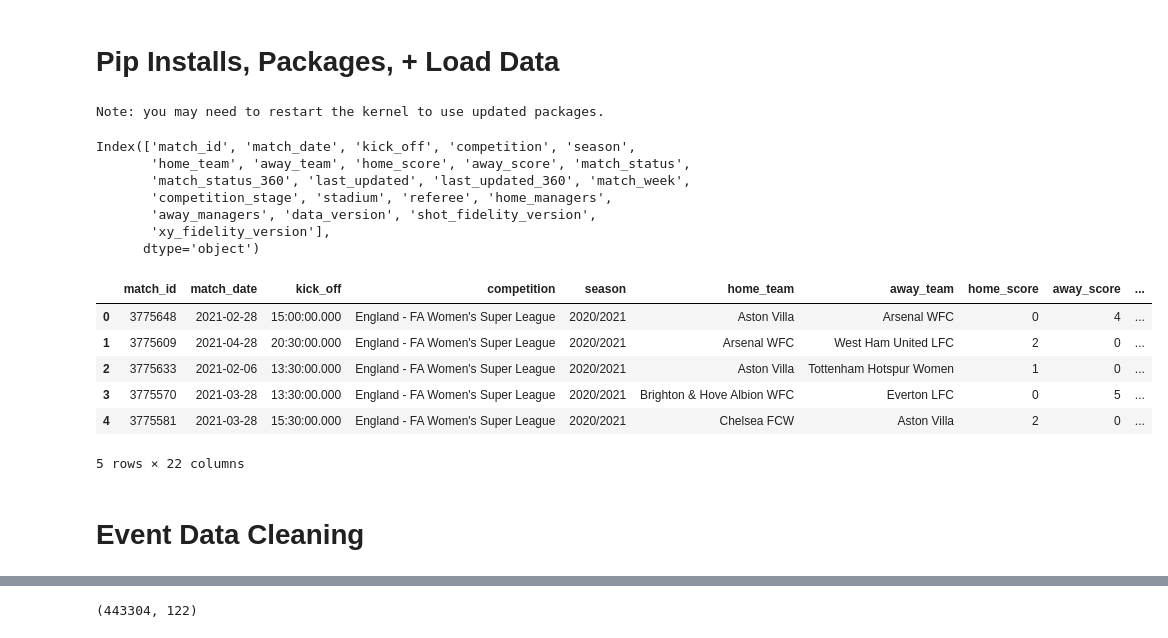
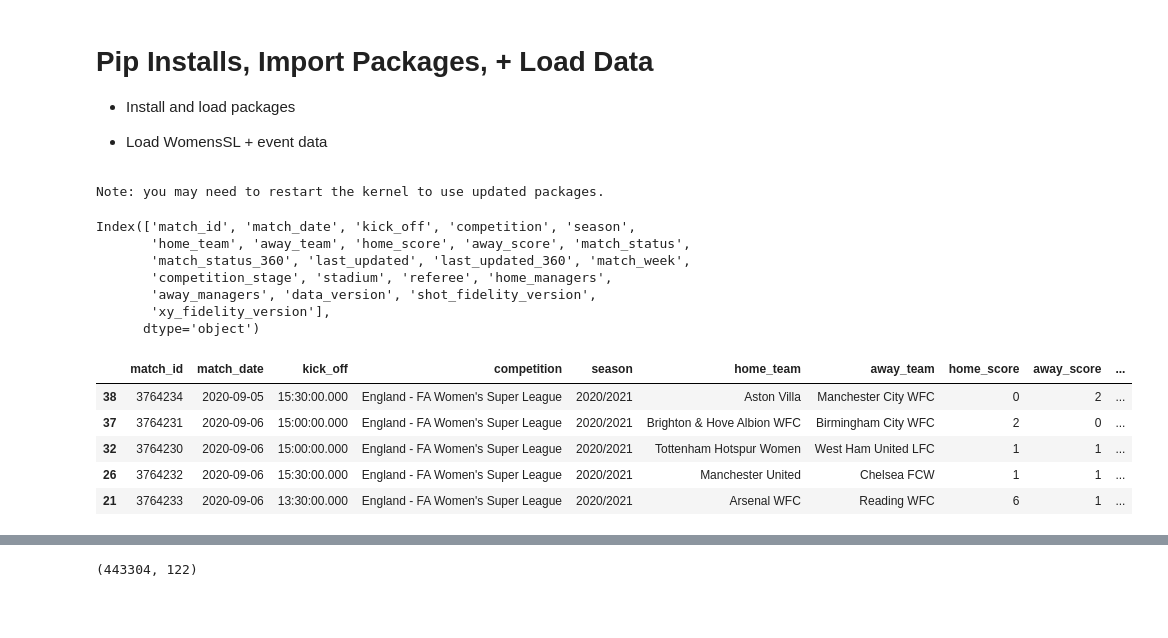
Before and after one commit to hwillif/Throw-in-Project, a Jupyter notebook: Throw-in Project - Jimenez.ipynb, the cells around one changed output, grey strips where cells are left out. Drawn from its saved outputs; the diff is of its cells as text; code cells hidden in the pictures; blank space fills up the shorter version.

```diff
--- a/Throw-in Project - Jimenez.ipynb
+++ b/Throw-in Project - Jimenez.ipynb
@@ -1,5 +1,9 @@
 # %% [markdown]
-# Pip Installs, Packages, + Load Data
+# Pip Installs, Import Packages, + Load Data
+
+-   Install and load packages
+
+-   Load WomensSL + event data
 # %%
  %pip install tqdm statsbombpy -q
 # %% [output]
@@ -20,27 +28,24 @@ warnings.filterwarnings("ignore")
 # %%
 # 2020/2021 Women's Super League (Prem for females)
 WomenSL = sb.matches(competition_id=37, season_id=90)
 
 # Print cols + head
 print(WomenSL.columns)
-WomenSL.head()
+WomenSL.sort_values(by='match_week', ascending=True).head()
 # %% [output]
 Index(['match_id', 'match_date', 'kick_off', 'competition', 'season',
        'home_team', 'away_team', 'home_score', 'away_score', 'match_status',
        'match_status_360', 'last_updated', 'last_updated_360', 'match_week',
        'competition_stage', 'stadium', 'referee', 'home_managers',
        'away_managers', 'data_version', 'shot_fidelity_version',
        'xy_fidelity_version'],
       dtype='object')
 |  | match_id | match_date | kick_off | competition | season | home_team | away_team | home_score | away_score | ... |
-| 0 | 3775648 | 2021-02-28 | 15:00:00.000 | England - FA Women's Super League | 2020/2021 | Aston Villa | Arsenal WFC | 0 | 4 | ... |
-| 1 | 3775609 | 2021-04-28 | 20:30:00.000 | England - FA Women's Super League | 2020/2021 | Arsenal WFC | West Ham United LFC | 2 | 0 | ... |
-| 2 | 3775633 | 2021-02-06 | 13:30:00.000 | England - FA Women's Super League | 2020/2021 | Aston Villa | Tottenham Hotspur Women | 1 | 0 | ... |
-| 3 | 3775570 | 2021-03-28 | 13:30:00.000 | England - FA Women's Super League | 2020/2021 | Brighton & Hove Albion WFC | Everton LFC | 0 | 5 | ... |
-| 4 | 3775581 | 2021-03-28 | 15:30:00.000 | England - FA Women's Super League | 2020/2021 | Chelsea FCW | Aston Villa | 2 | 0 | ... |
+| 38 | 3764234 | 2020-09-05 | 15:30:00.000 | England - FA Women's Super League | 2020/2021 | Aston Villa | Manchester City WFC | 0 | 2 | ... |
+| 37 | 3764231 | 2020-09-06 | 15:00:00.000 | England - FA Women's Super League | 2020/2021 | Brighton & Hove Albion WFC | Birmingham City WFC | 2 | 0 | ... |
+| 32 | 3764230 | 2020-09-06 | 15:00:00.000 | England - FA Women's Super League | 2020/2021 | Tottenham Hotspur Women | West Ham United LFC | 1 | 1 | ... |
+| 26 | 3764232 | 2020-09-06 | 15:30:00.000 | England - FA Women's Super League | 2020/2021 | Manchester United | Chelsea FCW | 1 | 1 | ... |
+| 21 | 3764233 | 2020-09-06 | 13:30:00.000 | England - FA Women's Super League | 2020/2021 | Arsenal WFC | Reading WFC | 6 | 1 | ... |
-5 rows × 22 columns
-# %% [markdown]
-# Event Data Cleaning
 # %%
 # Black box copilot code
 
```
Also changed, not shown: parts of 21 cells of this notebook.
